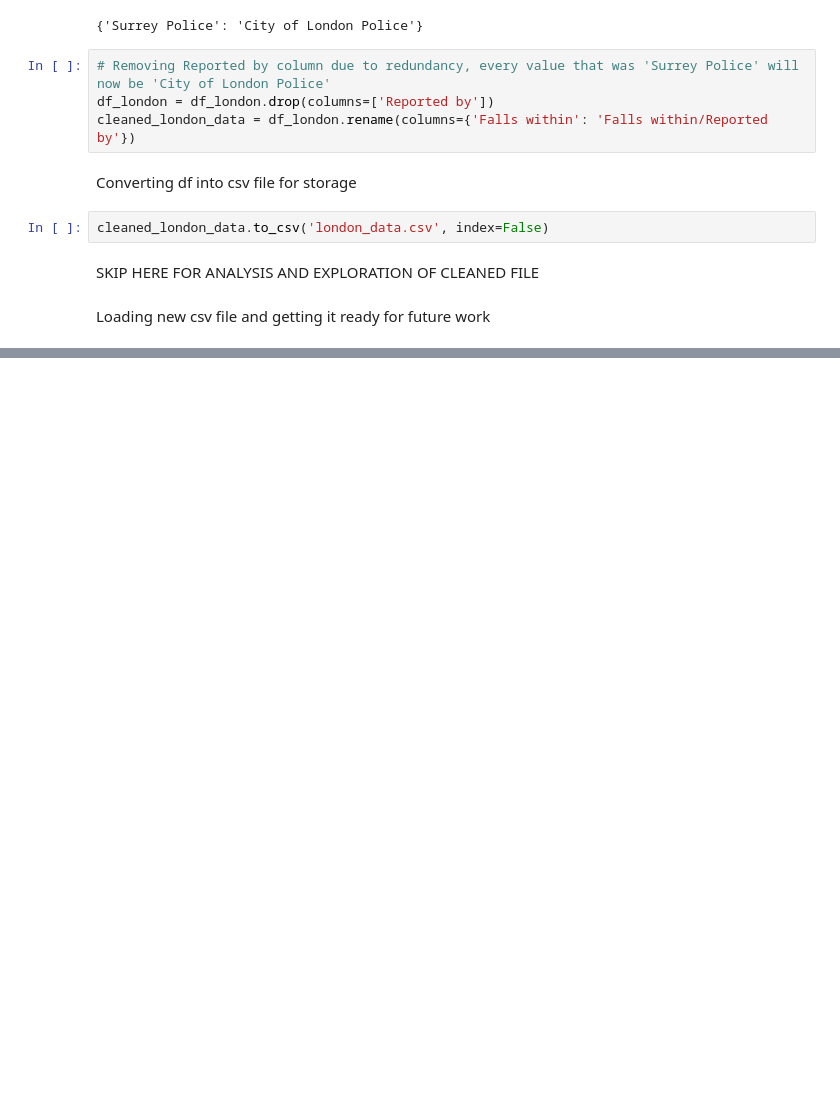
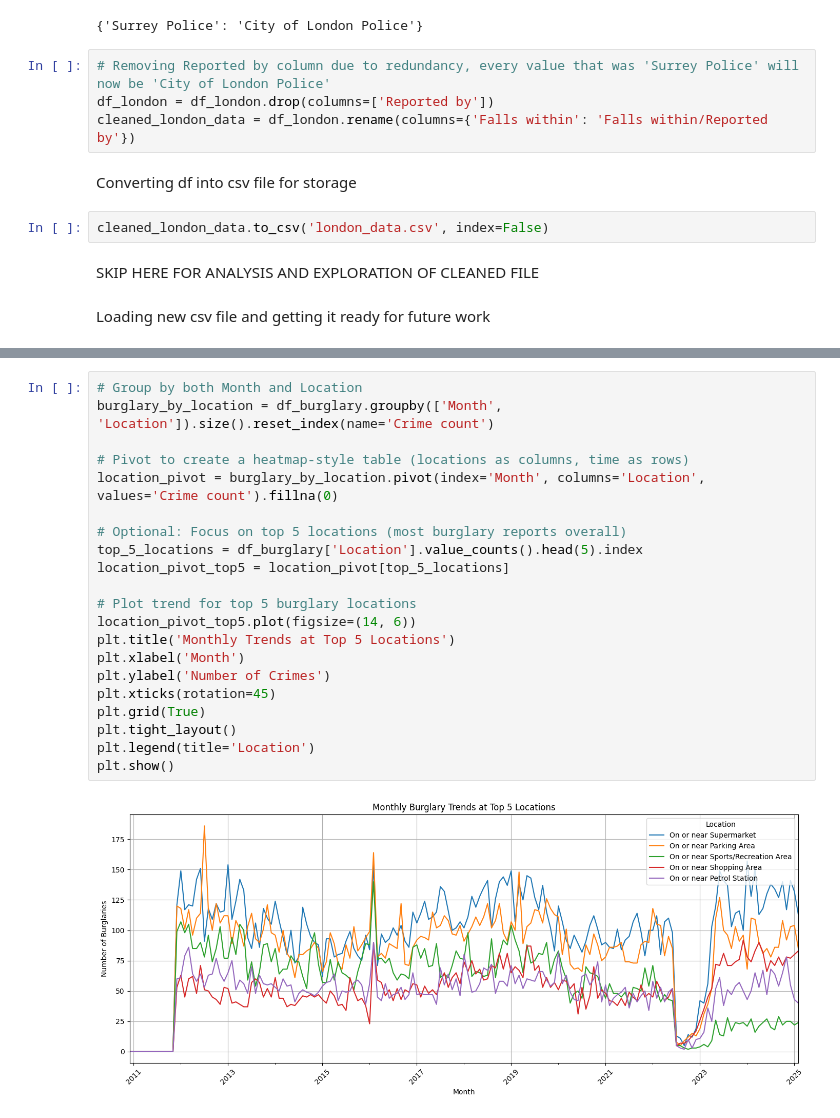
Before and after one commit to andreiispir/4CBLW00-20-MD-CBL, a Jupyter notebook: data_exploration.ipynb, the cells around one changed output, grey strips where cells are left out. Saved outputs shown, nothing was run; the diff lists cells and outputs as text; blank space fills up the shorter version.

```diff
--- a/data_exploration.ipynb
+++ b/data_exploration.ipynb
@@ -176,0 +215,23 @@ df.head()
+# %%
+# Group by both Month and Location
+burglary_by_location = df_burglary.groupby(['Month', 'Location']).size().reset_index(name='Crime count')
+
+# Pivot to create a heatmap-style table (locations as columns, time as rows)
+location_pivot = burglary_by_location.pivot(index='Month', columns='Location', values='Crime count').fillna(0)
+
+# Optional: Focus on top 5 locations (most burglary reports overall)
+top_5_locations = df_burglary['Location'].value_counts().head(5).index
+location_pivot_top5 = location_pivot[top_5_locations]
+
+# Plot trend for top 5 burglary locations
+location_pivot_top5.plot(figsize=(14, 6))
+plt.title('Monthly Trends at Top 5 Locations')
+plt.xlabel('Month')
+plt.ylabel('Number of Crimes')
+plt.xticks(rotation=45)
+plt.grid(True)
+plt.tight_layout()
+plt.legend(title='Location')
+plt.show()
+# %% [output]
+[figure, added]
```
Also changed, not shown: parts of 3 cells of this notebook.
